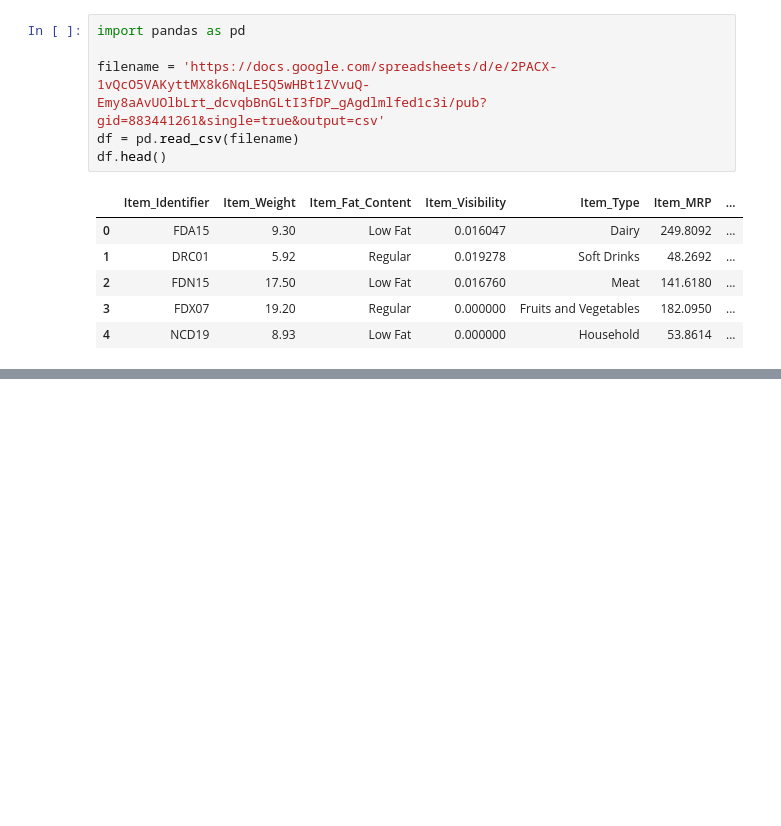
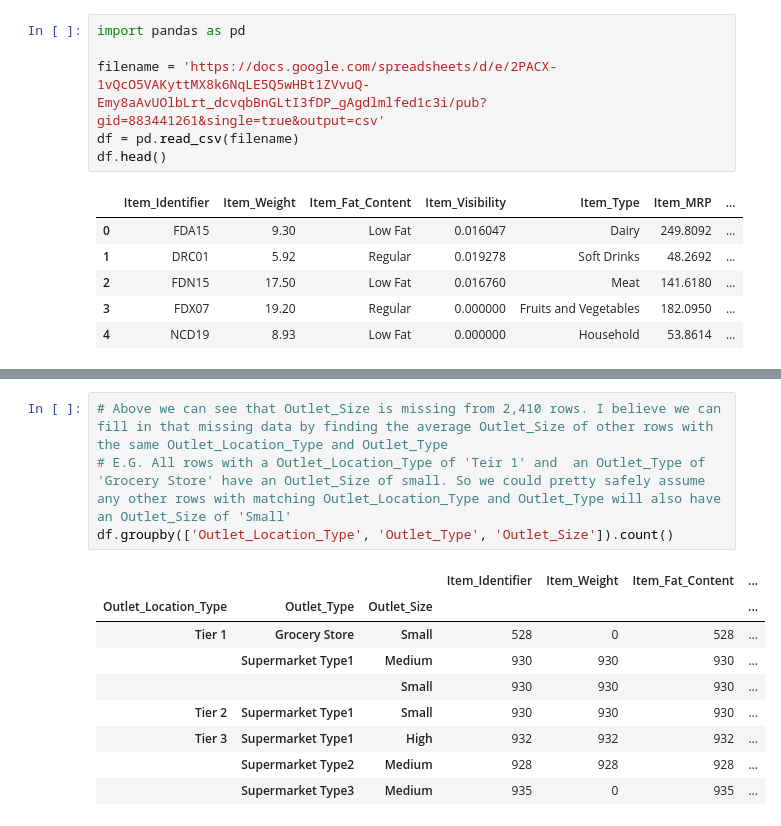
Before and after one commit to TristanConant/sales-predictions, a Jupyter notebook: food_sales_prediction.ipynb, the cells around one changed output, grey strips where cells are left out. Cells and saved outputs as stored; diff of their text form; blank space fills up the shorter version.

```diff
--- a/food_sales_prediction.ipynb
+++ b/food_sales_prediction.ipynb
@@ -15,0 +73,14 @@ df.head()
+# %%
+# Above we can see that Outlet_Size is missing from 2,410 rows. I believe we can fill in that missing data by finding the average Outlet_Size of other rows with the same Outlet_Location_Type and Outlet_Type
+# E.G. All rows with a Outlet_Location_Type of 'Teir 1' and  an Outlet_Type of 'Grocery Store' have an Outlet_Size of small. So we could pretty safely assume any other rows with matching Outlet_Location_Type and Outlet_Type will also have an Outlet_Size of 'Small'
+df.groupby(['Outlet_Location_Type', 'Outlet_Type', 'Outlet_Size']).count()
+# %% [output]
+|  |  |  | Item_Identifier | Item_Weight | Item_Fat_Content | ... |
+| Outlet_Location_Type | Outlet_Type | Outlet_Size |  |  |  | ... |
+| Tier 1 | Grocery Store | Small | 528 | 0 | 528 | ... |
+|  | Supermarket Type1 | Medium | 930 | 930 | 930 | ... |
+|  |  | Small | 930 | 930 | 930 | ... |
+| Tier 2 | Supermarket Type1 | Small | 930 | 930 | 930 | ... |
+| Tier 3 | Supermarket Type1 | High | 932 | 932 | 932 | ... |
+|  | Supermarket Type2 | Medium | 928 | 928 | 928 | ... |
+|  | Supermarket Type3 | Medium | 935 | 0 | 935 | ... |
```
Also changed, not shown: parts of 11 cells of this notebook.
